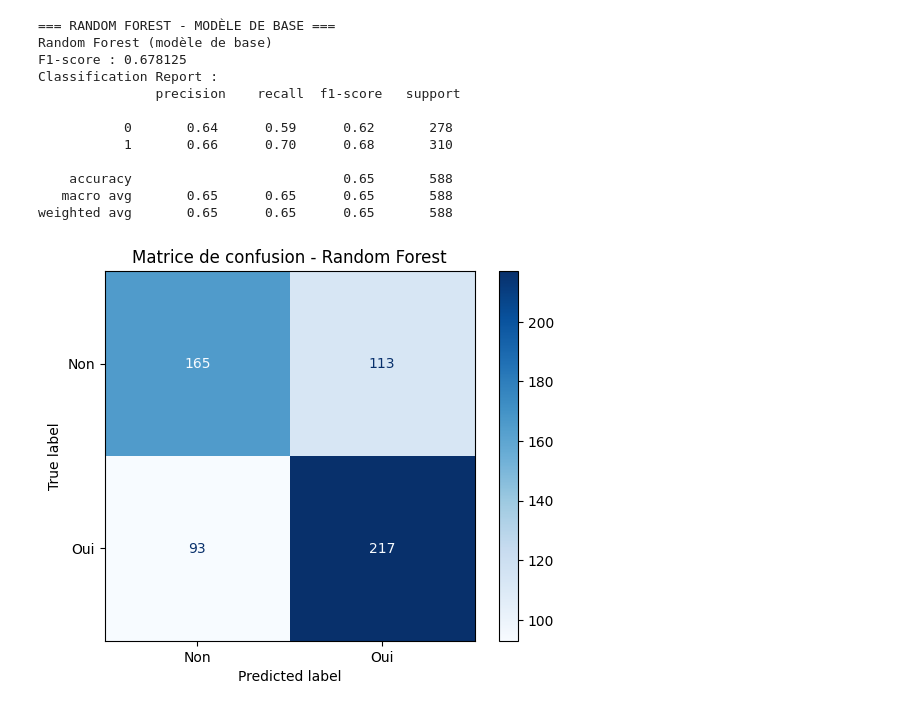
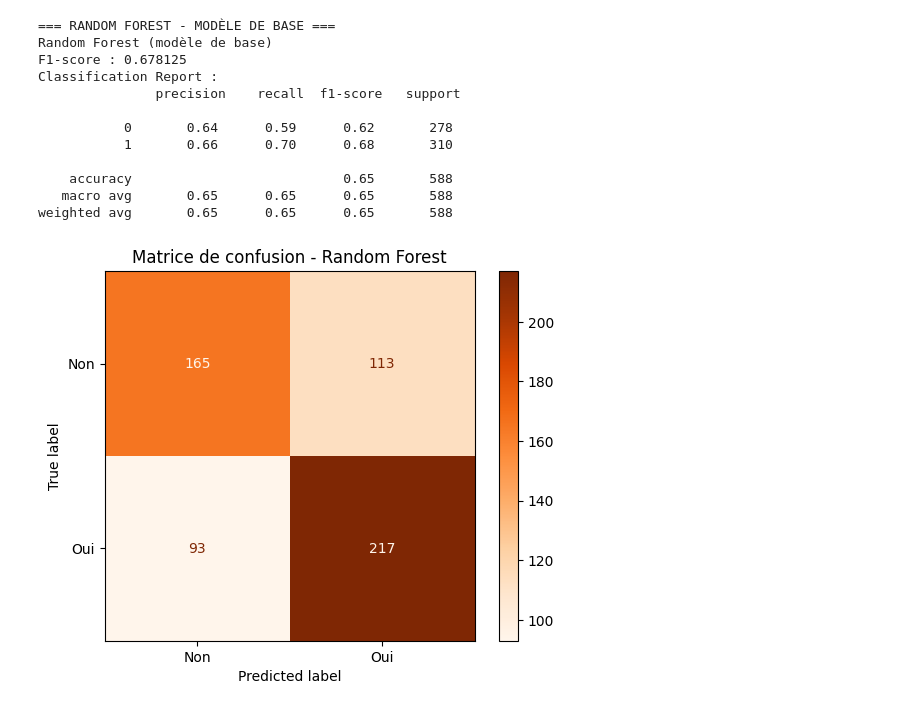
Before and after one commit to Emma-Coco/-ML_Marketing_FOAD-_-EmmaCOCOTanyaTIBOUCHE-, a Jupyter notebook: Analyse.ipynb, the cells around one changed output. Saved outputs shown, nothing was run; the diff lists cells and outputs as text; code cells hidden in the pictures.

```diff
--- a/Analyse.ipynb
+++ b/Analyse.ipynb
@@ -1682,11 +1684,11 @@ weighted avg       0.65      0.65      0.65       588
 # %%
 # 5. MATRICE DE CONFUSION
 from sklearn.metrics import ConfusionMatrixDisplay
 cm_rf = confusion_matrix(y_test, rf_pred)
 disp_rf = ConfusionMatrixDisplay(confusion_matrix=cm_rf, display_labels=["Non", "Oui"])
-disp_rf.plot(cmap="Blues")
+disp_rf.plot(cmap="Oranges")
 plt.title("Matrice de confusion - Random Forest")
 plt.show()
 # %% [output]
-[figure, old version]
+[figure, new version]
 # %%
```
Also changed, not shown: parts of 18 cells of this notebook.
